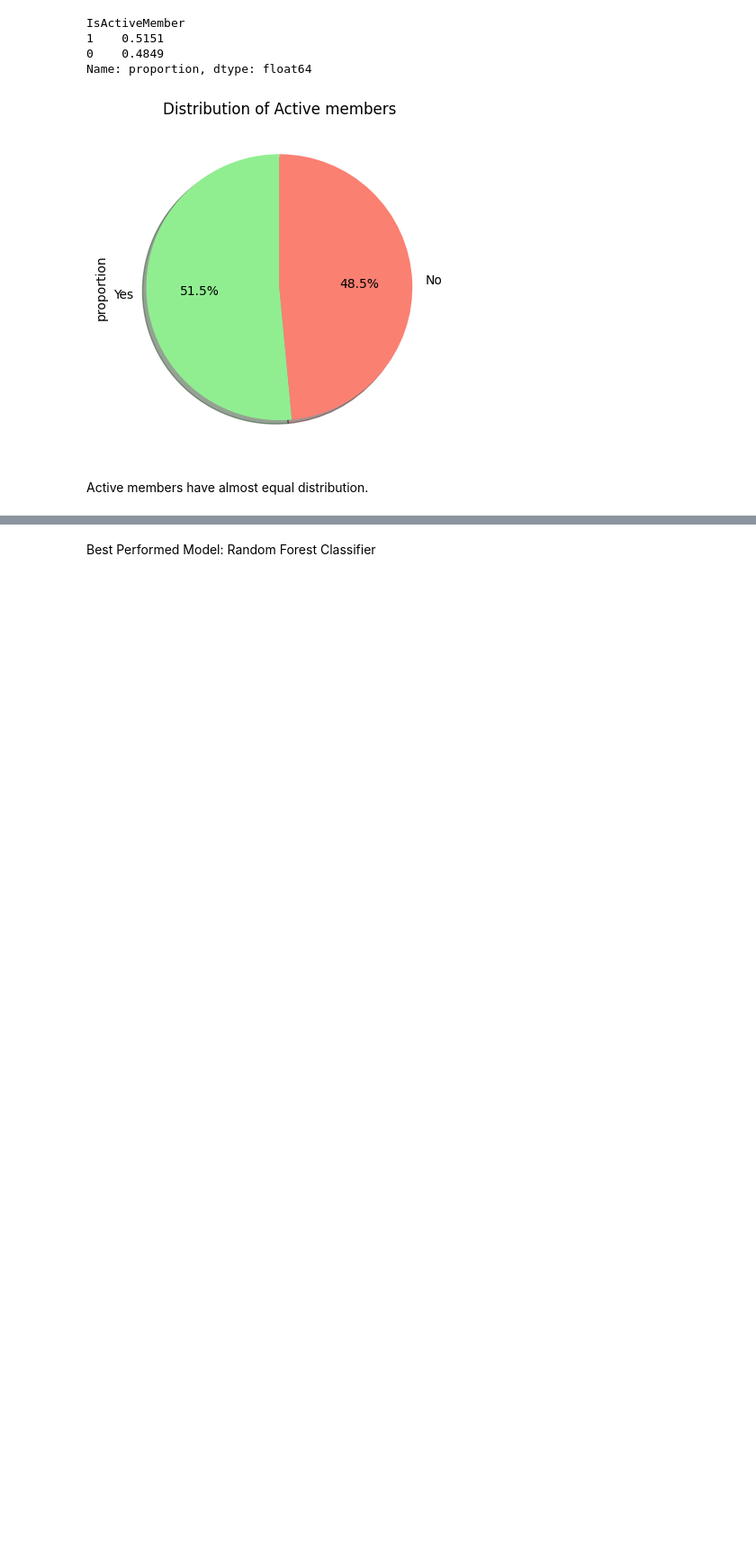
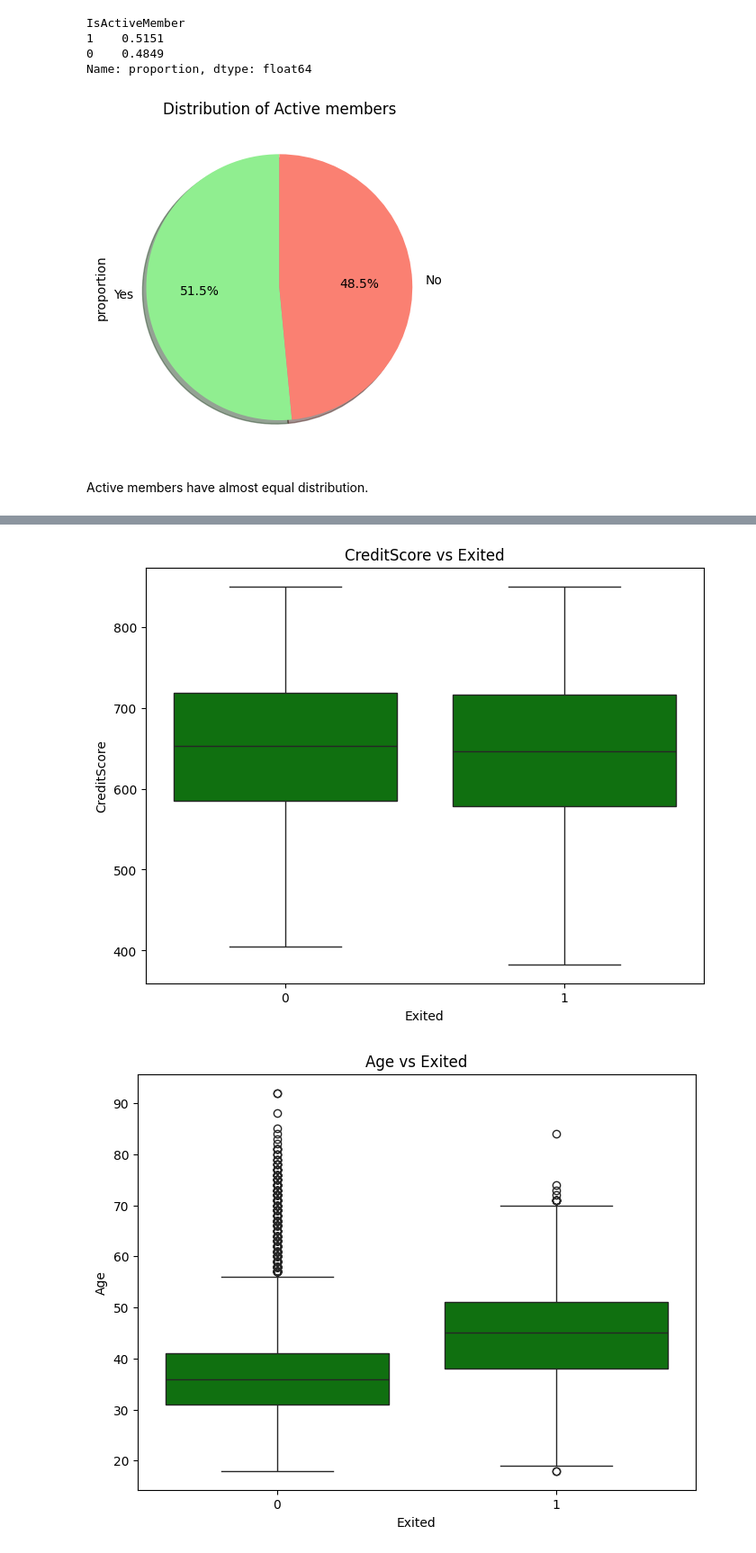
Before and after one commit to joyangelai/Customer-Churn-Prediction, a Jupyter notebook: CustomerChurnPrediction.ipynb, the cells around one changed output, grey strips where cells are left out. Shown: that part at 90% size. Saved outputs shown, nothing was run; the diff lists cells and outputs as text; code cells hidden in the pictures; blank space fills up the shorter version.

Commit message:
in prog. using Colab

```diff
--- a/CustomerChurnPrediction.ipynb
+++ b/CustomerChurnPrediction.ipynb
@@ -338,5 +317,0 @@ encoded_data
-# %%
-#Encoded gender using labelEncoder
-Enc=LabelEncoder()
-data2['Gender']=Enc.fit_transform(data2['Gender'])
-data2.head()
@@ -395,2 +318,13 @@ print(f'{accuracy_score(y_test,y_pred)}')
-# %% [markdown]
-Best Performed Model: Random Forest Classifier
+# %%
+# Bivariate analysis. Numerical Vs Exited
+numericals = data2.select_dtypes(include=['int64','float64']).columns.drop('Exited')
+
+
+for colo in numericals:
+  plt.figure(figsize=(8,6))
+  sns.boxplot(data=data2, y=colo, x='Exited', color='g')
+  plt.title(f"{colo} vs Exited")
+  plt.xlabel("Exited");
+# %% [output]
+[figure, added]
+[figure, added]
```
Also changed, not shown: parts of 26 cells of this notebook.
